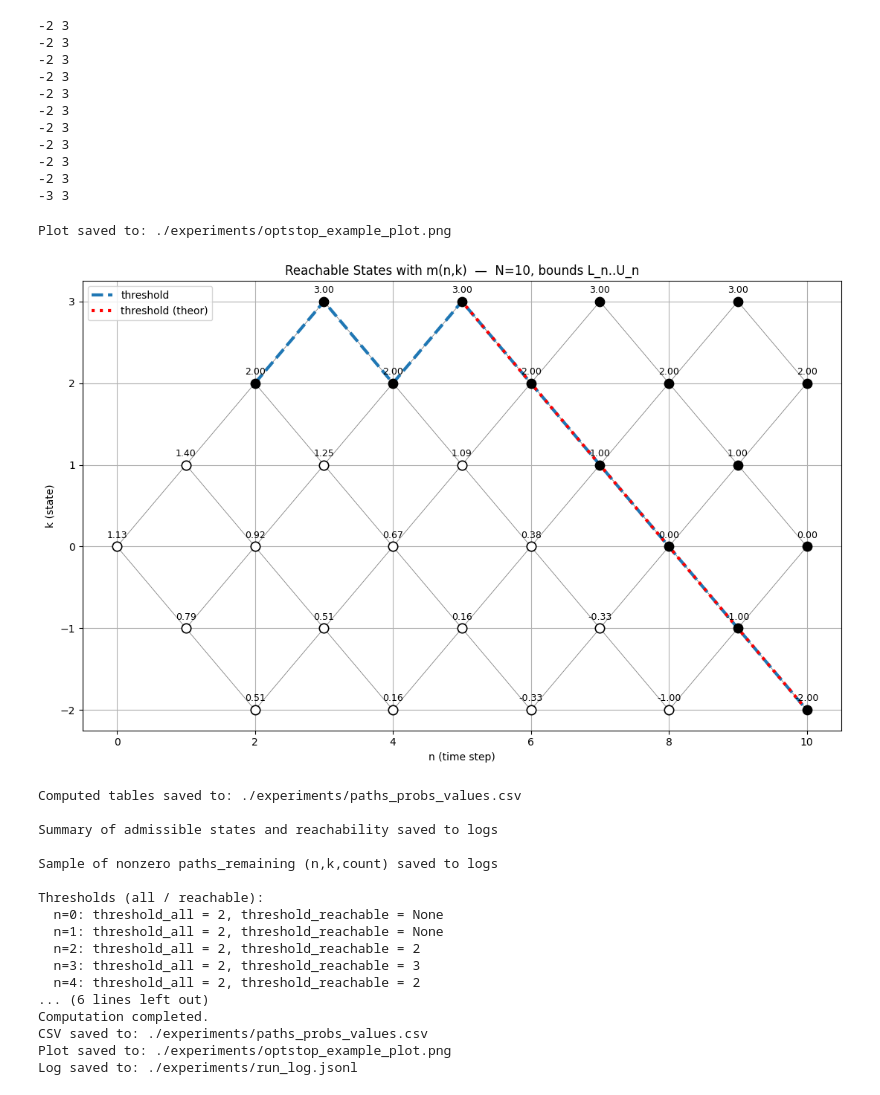
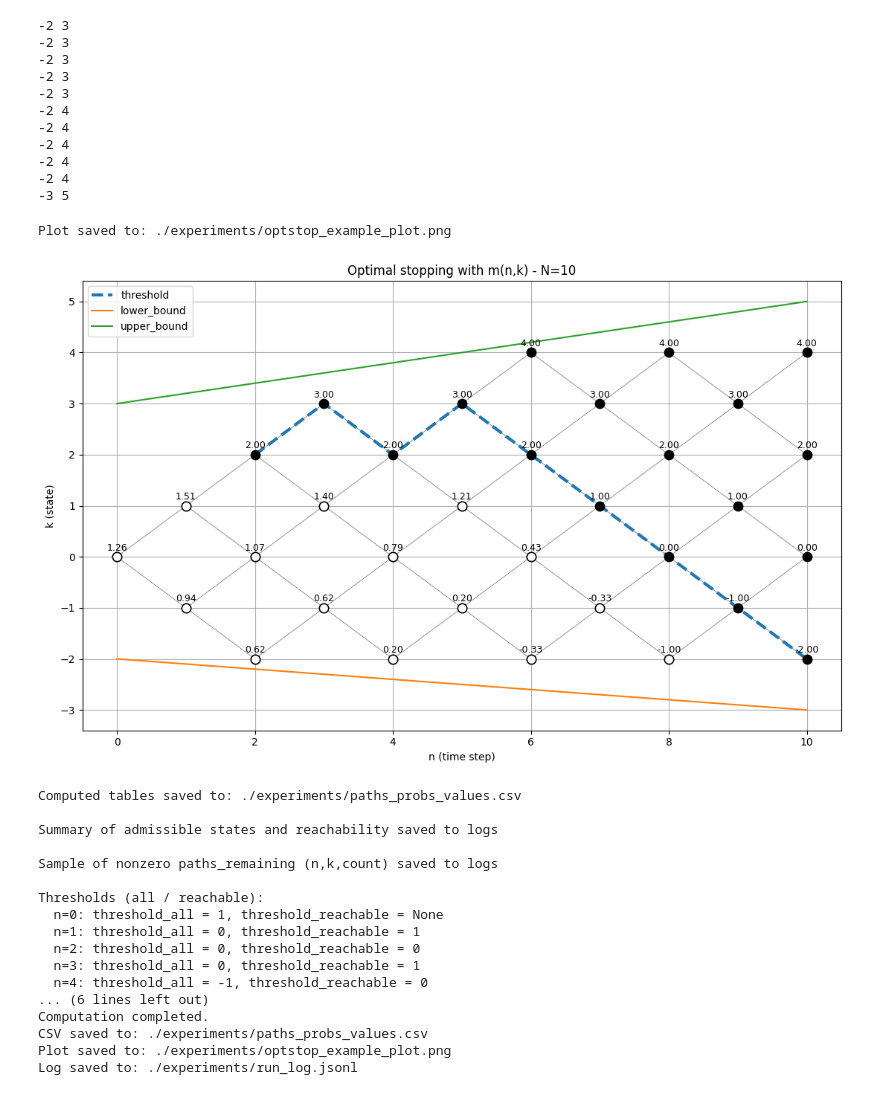
Before and after one commit to dm1trykrylov/optimal-stopping-conditioned-rw, a Jupyter notebook: main.ipynb, the cells around one changed output. Drawn from its saved outputs; the diff is of its cells as text; code cells hidden in the pictures.

```diff
--- a/main.ipynb
+++ b/main.ipynb
@@ -22,7 +22,7 @@ rw.set_out_dir(out_dir)
 N = 10
 a = 3
 b = 2
-x = 0
+x = .2
 y = .1
 
 # Bounds (functions)
@@ -49,12 +49,12 @@ threshold_all, threshold_reach = model.threshold_all, model.threshold_reach
 -2 3
 -2 3
 -2 3
--2 3
--2 3
--2 3
--2 3
--2 3
--3 3
+-2 4
+-2 4
+-2 4
+-2 4
+-2 4
+-3 5
 # %%
 # This cell:
 #  - saves a plot showing reachable nodes and stopping decisions.
@@ -93,56 +93,60 @@ for n in range(N + 1):
 # Annotate thresholds (reachable) as a dotted line connecting minimal stopping k per time where defined
 xs = []
 ys = []
 for n in range(N + 1):
     t = threshold_reach[n]
     if t is not None:
         xs.append(n)
         ys.append(t)
 if xs:
     ax.plot(xs, ys, linestyle="--", linewidth=3, label="threshold")
 
 # Annotate theoretical threshold
-xs_th = []
-ys_th = []
-L_N = -lower_bound(N)
-max_k = None
-for n in range(N + 1, 0, -1):
-    t = int(np.ceil(N - n - L_N))
-    if t <= upper_bound(n) and t >= lower_bound(n):
-        xs_th.append(n)
-        y_v = None
-        for k in range(t, (upper_bound(n)) + 1):
-            if reachable[n].get(k, 0):
-                y_v = k
-                if max_k is None:
-                    max_k = y_v
-                else:
-                    max_k = np.max(max_k, y_v)
-                break
-        #if y_v is None:
-        ys_th.append(y_v)
-if xs_th:
-    ax.plot(xs_th, ys_th, linestyle=":", linewidth=3, color='r', label="threshold (theor)")
+#xs_th = []
+#ys_th = []
+#L_N = -lower_bound(N)
+#max_k = None
+#for n in range(N + 1, 0, -1):
+#    t = int(np.ceil(N - n - L_N))
+#    if t <= upper_bound(n) and t >= lower_bound(n):
+#        xs_th.append(n)
+#        y_v = None
+#        for k in range(t, (upper_bound(n)) + 1):
+#            if reachable[n].get(k, 0):
+#                y_v = k
+#                if max_k is None:
+#                    max_k = y_v
+#                else:
+#                    max_k = np.max(max_k, y_v)
+#                break
+#        #if y_v is None:
+#        ys_th.append(y_v)
+#if xs_th:
+#    ax.plot(xs_th, ys_th, linestyle=":", linewidth=3, color='r', label="threshold (theor)")
+
+x_range = np.arange(N + 1)
+ax.plot(x_range, lower_bound(x_range), label='lower_bound')
+ax.plot(x_range, upper_bound(x_range), label='upper_bound')
 
 ax.set_xlabel("n (time step)")
 ax.set_ylabel("k (state)")
-ax.set_title(f"Reachable States with m(n,k)  —  N={N}, bounds L_n..U_n")
+ax.set_title(f"Optimal stopping with m(n,k) - N={N}")
 ax.grid(True)
 ax.legend()
 
 plt.tight_layout()
 img_path = os.path.join(out_dir, "optstop_example_plot.png")
 plt.savefig(img_path, dpi=300)
 print("Plot saved to:", img_path)
 
 # If pandas not available, print a small textual table for inspection
 # if not HAVE_PANDAS:
 #     print("\nSmall table (n,k, paths_remaining, p_up, opt_value, reachable) sample (first 40 rows):")
 #     for r in rows[:40]:
 #         rw.log("full_table_row", r)
 # %% [output]
 Plot saved to: ./experiments/optstop_example_plot.png
-[figure, old version]
+[figure, new version]
 # %%
 # This cell:
 #  - saves CSVs and summary.
@@ -226,11 +230,11 @@ Summary of admissible states and reachability saved to logs
 Sample of nonzero paths_remaining (n,k,count) saved to logs
 
 Thresholds (all / reachable):
-  n=0: threshold_all = 2, threshold_reachable = None
-  n=1: threshold_all = 2, threshold_reachable = None
-  n=2: threshold_all = 2, threshold_reachable = 2
-  n=3: threshold_all = 2, threshold_reachable = 3
-  n=4: threshold_all = 2, threshold_reachable = 2
+  n=0: threshold_all = 1, threshold_reachable = None
+  n=1: threshold_all = 0, threshold_reachable = 1
+  n=2: threshold_all = 0, threshold_reachable = 0
+  n=3: threshold_all = 0, threshold_reachable = 1
+  n=4: threshold_all = -1, threshold_reachable = 0
 ... (6 lines left out)
 Computation completed.
 CSV saved to: ./experiments/paths_probs_values.csv
```
Also changed, not shown: 1 other file.
